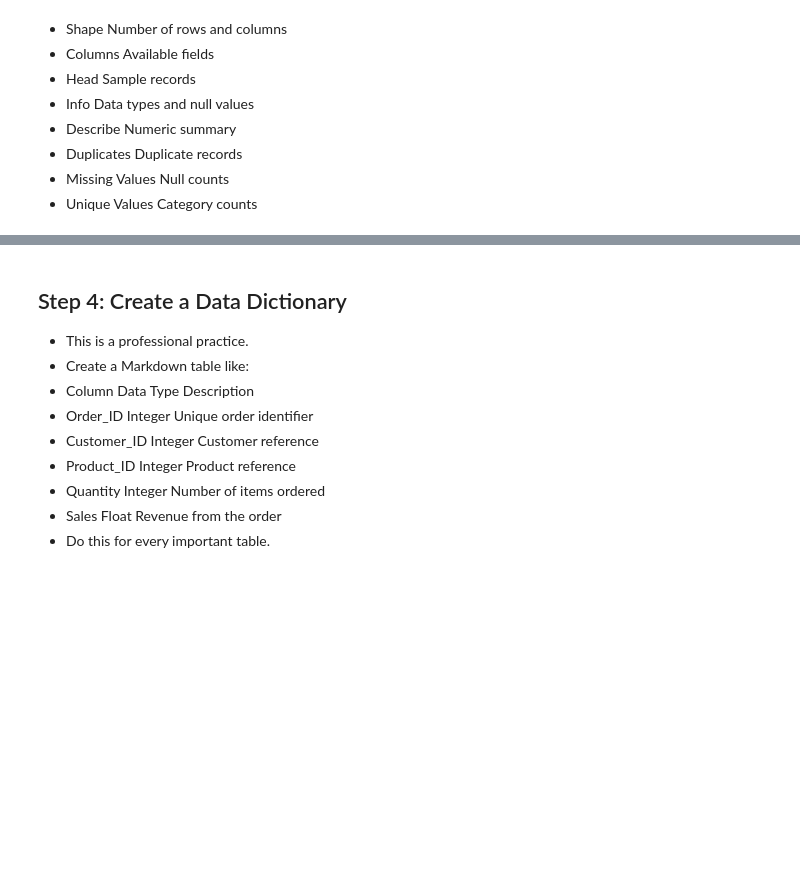
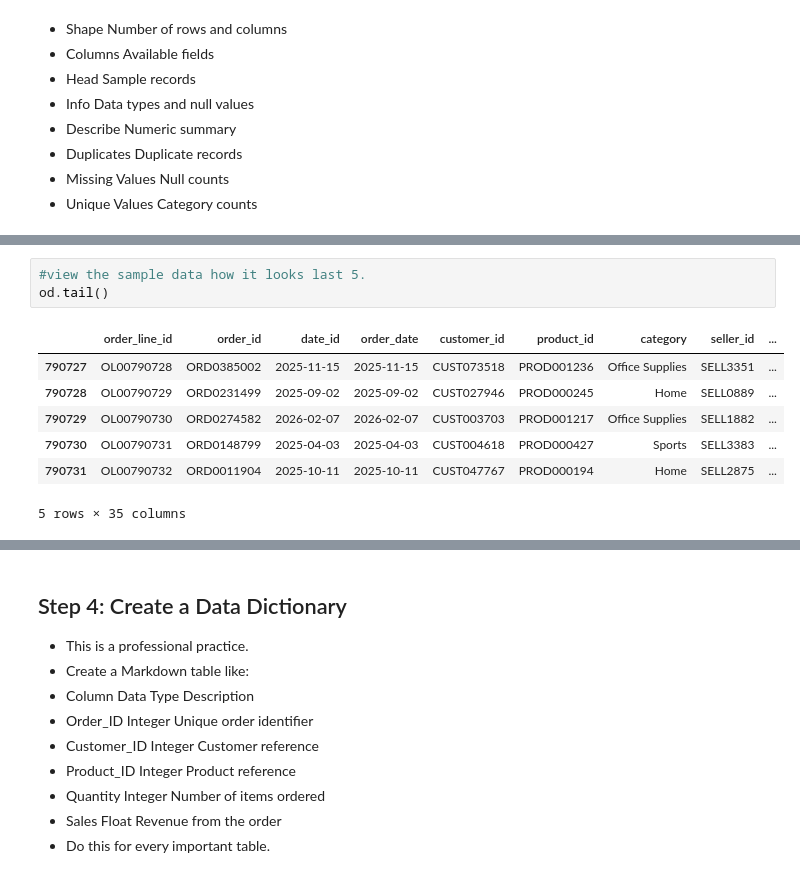
Before and after one commit to BhupathiTharun/Supply-chain-data-warehouse, a Jupyter notebook: notebooks/02_Data_Cleaning.ipynb, the cells around one changed output, grey strips where cells are left out. Saved outputs shown, nothing was run; the diff lists cells and outputs as text; blank space fills up the shorter version.

Commit message:
orders_data inspection

```diff
--- a/notebooks/02_Data_Cleaning.ipynb
+++ b/notebooks/02_Data_Cleaning.ipynb
@@ -32,0 +65,11 @@ od=orders.copy()
+# %%
+#view the sample data how it looks last 5.
+od.tail()
+# %% [output]
+|  | order_line_id | order_id | date_id | order_date | customer_id | product_id | category | seller_id | ... |
+| 790727 | OL00790728 | ORD0385002 | 2025-11-15 | 2025-11-15 | CUST073518 | PROD001236 | Office Supplies | SELL3351 | ... |
+| 790728 | OL00790729 | ORD0231499 | 2025-09-02 | 2025-09-02 | CUST027946 | PROD000245 | Home | SELL0889 | ... |
+| 790729 | OL00790730 | ORD0274582 | 2026-02-07 | 2026-02-07 | CUST003703 | PROD001217 | Office Supplies | SELL1882 | ... |
+| 790730 | OL00790731 | ORD0148799 | 2025-04-03 | 2025-04-03 | CUST004618 | PROD000427 | Sports | SELL3383 | ... |
+| 790731 | OL00790732 | ORD0011904 | 2025-10-11 | 2025-10-11 | CUST047767 | PROD000194 | Home | SELL2875 | ... |
+5 rows × 35 columns
```
Also changed, not shown: parts of 22 cells of this notebook.
